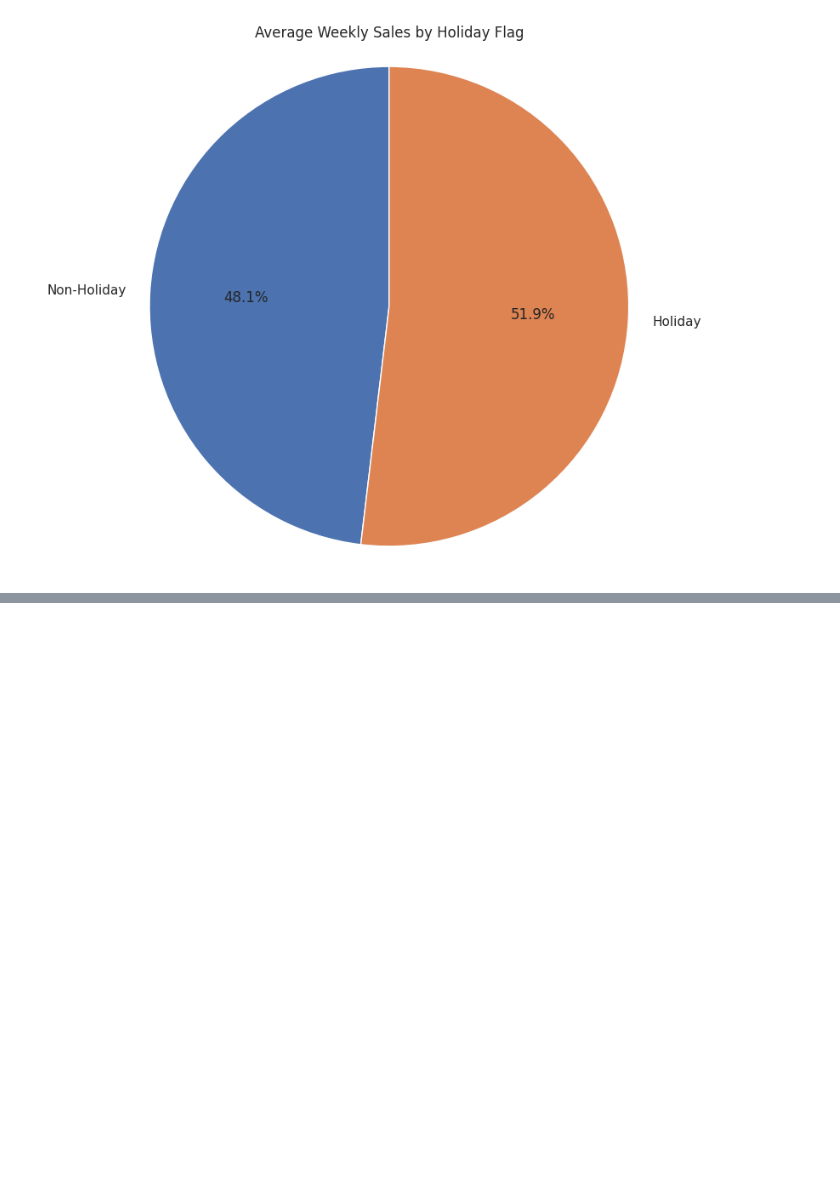
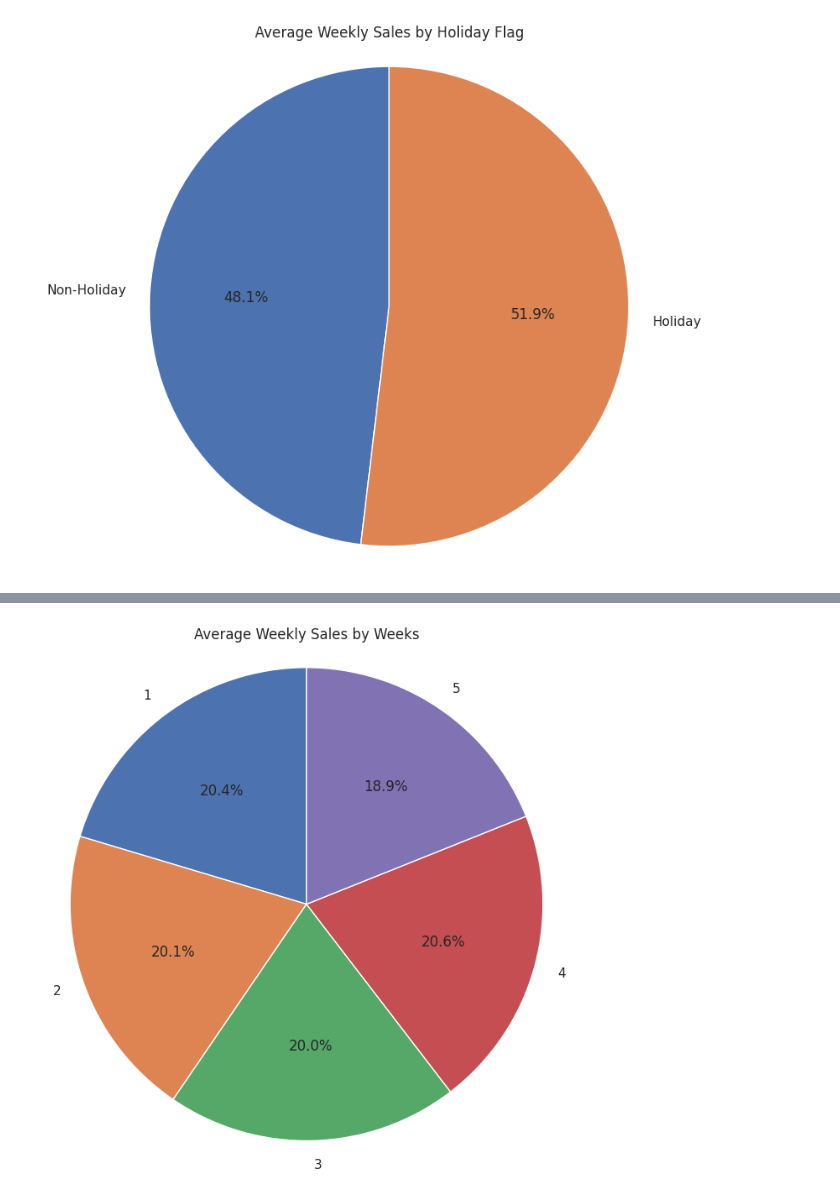
Before and after one commit to yushi2006/walmart-sales-forecasting, a Jupyter notebook: notebooks/EDA.ipynb, the cells around one changed output, grey strips where cells are left out. Drawn from its saved outputs; the diff is of its cells as text; code cells hidden in the pictures; blank space fills up the shorter version.

```diff
--- a/notebooks/EDA.ipynb
+++ b/notebooks/EDA.ipynb
@@ -202,0 +259,10 @@ plt.show()
+# %%
+# So we can see that months can make difference in the sales
+# Quesion 5: Which weeks at each months we get more sales?
+
+# First we need to get a new feature for the week
+
+# So we get the dates
+df['day'] = df['Date'].str[0:2].astype(int)
+
+df['day'].unique()
@@ -202,0 +272,17 @@ plt.show()
+# %%
+# Now we map each 5 to 1, 12 to 2, 19 to 3 and 26 or 28 to 4
+def day_to_week(day):
+    if 1 <= day <= 7:
+        return 1
+    elif 8 <= day <= 14:
+        return 2
+    elif 15 <= day <= 21:
+        return 3
+    elif 22 <= day <= 28:
+        return 4
+    else:
+        return 5
+
+df['week'] = df['day'].apply(day_to_week)
+
+df
@@ -202,0 +303,5 @@ plt.show()
+# %%
+# Now we can get the average sales for each week and do a pie chart so we can get an insight
+avg_sale_per_week = df.groupby('week')['Weekly_Sales'].mean().reset_index()
+
+avg_sale_per_week
@@ -202,0 +315,13 @@ plt.show()
+# %%
+# Now we can do a pie chart that returns the percentage of sales in each week
+plt.figure(figsize=(8, 8))
+plt.pie(avg_sale_per_week['Weekly_Sales'], labels=avg_sale_per_week['week'], autopct='%1.1f%%', startangle=90)
+plt.title('Average Weekly Sales by Weeks')
+plt.axis('equal')
+
+
+plt.savefig('../figures/average_weekly_sales_comparsion_weeks.png')
+
+plt.show()
+# %% [output]
+[figure, added]
```
Also changed, not shown: parts of 7 cells of this notebook, 2 other files.
